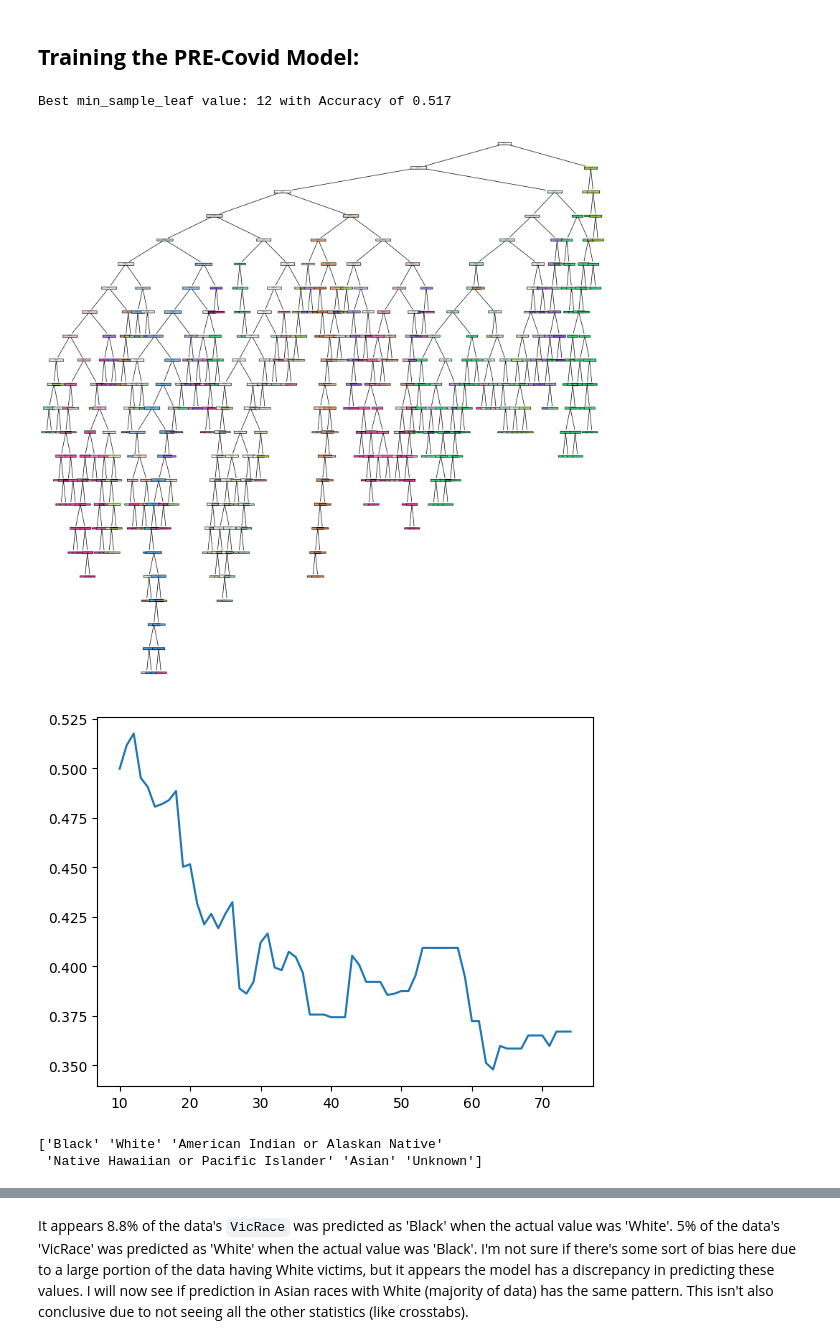
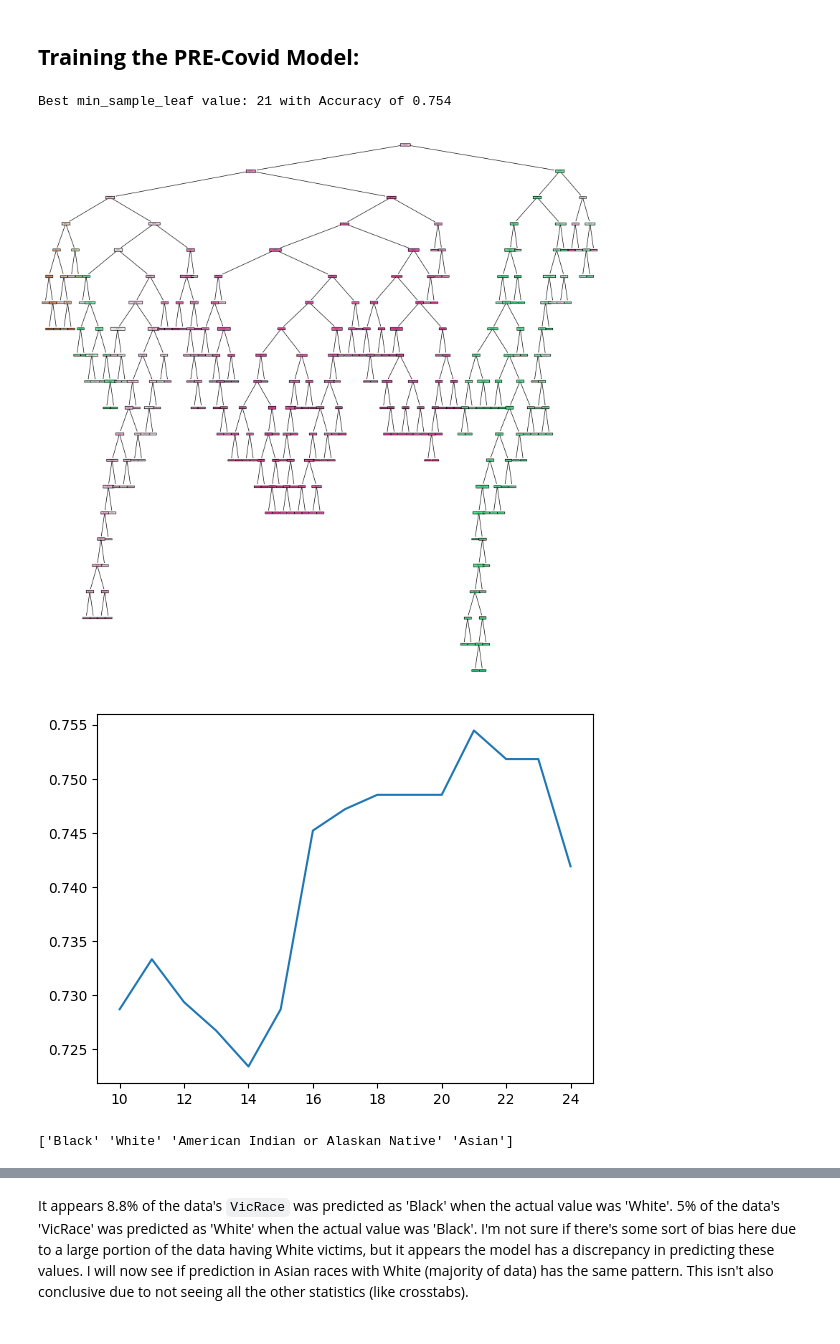
Before and after one commit to RyanErm/mlproject, a Jupyter notebook: Model.ipynb, the cells around one changed output, grey strips where cells are left out. Drawn from its saved outputs; the diff is of its cells as text; code cells hidden in the pictures.

```diff
--- a/Model.ipynb
+++ b/Model.ipynb
@@ -140,48 +140,47 @@ from sklearn.metrics import accuracy_score
 #     'Native Hawaiian or Pacific Islander': (Y_test_pre == 'Native Hawaiian or Pacific Islander').mean()
 # }
 
 
 acc_list = []
-leaf_values = list(range(10, 75))
+leaf_values = list(range(10, 25))
 
 for leaf in leaf_values:
-    model = DecisionTreeClassifier(min_samples_leaf=leaf, random_state=42, class_weight='balanced')
+    model = DecisionTreeClassifier(min_samples_leaf=leaf, random_state=440)
     model.fit(X_train_pre, Y_train_pre)
     y_hat = model.predict(X_test_post)
     acc = accuracy_score(Y_test_post, y_hat)
     acc_list.append(acc)
 
 best_leaf = leaf_values[acc_list.index(max(acc_list))]
 best_acc = max(acc_list)
 
 
-model = DecisionTreeClassifier(min_samples_leaf=best_leaf, random_state=42, class_weight='balanced')
+model = DecisionTreeClassifier(min_samples_leaf=best_leaf, random_state=440)
 model.fit(X_train_pre, Y_train_pre)
 y_hat = model.predict(X_test_post)
 
 
 df_test_pre = df_post_covid.loc[X_test_post.index].copy()
 df_test_pre['Predicted'] = y_hat
 df_test_pre = df_test_pre.reset_index(drop=True)
 
 print(f'Best min_sample_leaf value: {best_leaf} with Accuracy of {best_acc:.3f}')
 
 plt.figure(figsize=(20, 20))
 plot_tree(model, filled=True, feature_names=model.feature_names_in_)
 plt.show()
 # %% [output]
-Best min_sample_leaf value: 12 with Accuracy of 0.517
+Best min_sample_leaf value: 21 with Accuracy of 0.754
-[figure, old version]
+[figure, new version]
 # %%
 plt.plot(leaf_values, acc_list)
 plt.show()
 # %% [output]
-[figure, old version]
+[figure, new version]
 # %%
 print(df_test_pre['Predicted'].unique())
 # %% [output]
-['Black' 'White' 'American Indian or Alaskan Native'
- 'Native Hawaiian or Pacific Islander' 'Asian' 'Unknown']
+['Black' 'White' 'American Indian or Alaskan Native' 'Asian']
 # %%
 for i in range(10):
     print(f"Predicted: {y_hat[i]} | Actual: {Y_test_post.iloc[i]}")
```
Also changed, not shown: parts of 21 cells of this notebook.
